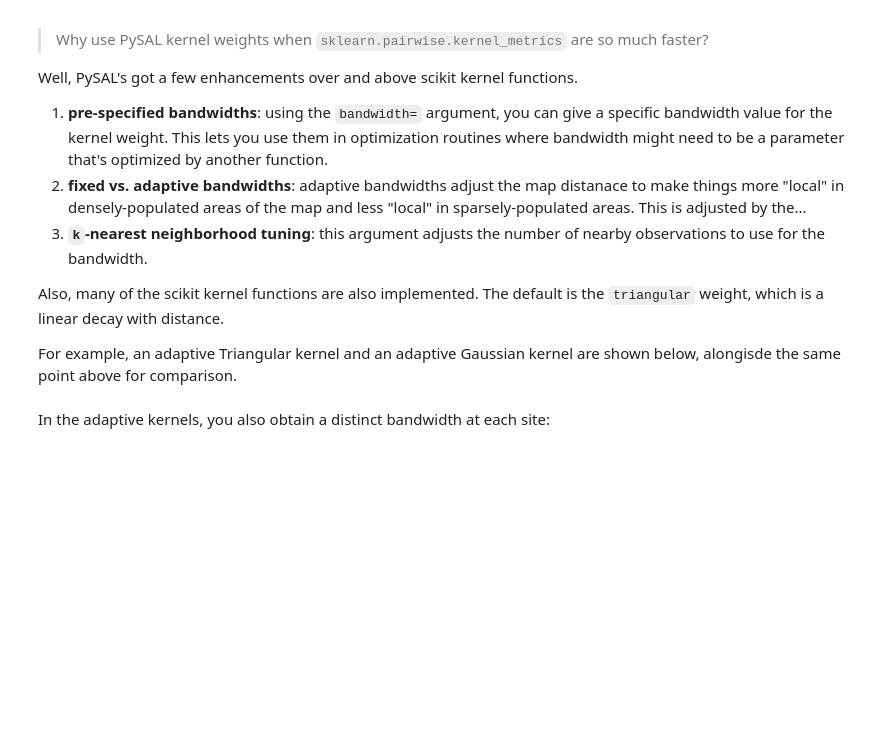
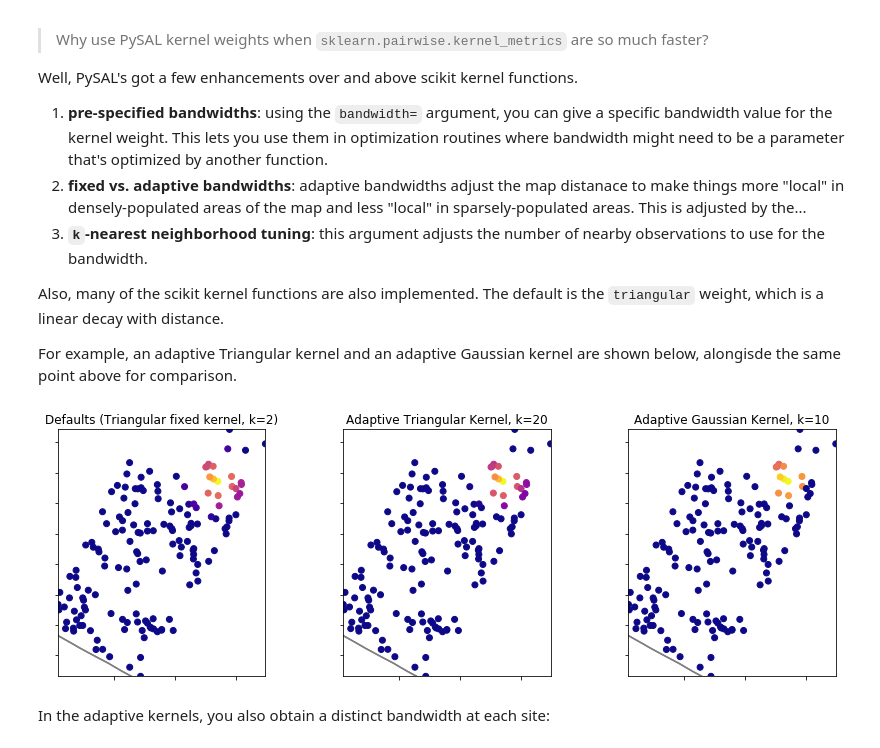
Before and after one commit to pysal/scipy2019-intermediate-gds, a Jupyter notebook: sds1-geography_as_feature-austin.ipynb, the cells around one changed output. Cells and saved outputs as stored; diff of their text form; code cells hidden in the pictures; blank space fills up the shorter version.

```diff
--- a/sds1-geography_as_feature-austin.ipynb
+++ b/sds1-geography_as_feature-austin.ipynb
@@ -674,25 +674,27 @@ Also, many of the scikit kernel functions are also implemented. The default is t
 
 For example, an adaptive Triangular kernel and an adaptive Gaussian kernel are shown below, alongisde the same point above for comparison.
 # %%
-Wkernel_adaptive = lp.weights.Kernel.from_dataframe(pkow_listings, k=200, fixed=False)
+Wkernel_adaptive = lp.weights.Kernel.from_dataframe(focal_listings, k=20, fixed=False)
 # %%
-Wkernel_adaptive_gaussian = lp.weights.Kernel.from_dataframe(pkow_listings, k=100, fixed=False, function='gaussian')
+Wkernel_adaptive_gaussian = lp.weights.Kernel.from_dataframe(focal_listings, k=10, fixed=False, function='gaussian')
 # %%
 f,ax = plt.subplots(1,3,figsize=(12,4))
-pkow_listings.assign(weights=Wkernel.sparse[0,:].toarray().flatten()).plot('weights', cmap='plasma',ax=ax[0])
-pkow_listings.assign(weights=Wkernel_adaptive.sparse[0,:].toarray().flatten()).plot('weights', cmap='plasma',ax=ax[1])
-pkow_listings.assign(weights=Wkernel_adaptive_gaussian.sparse[0,:].toarray().flatten()).plot('weights', cmap='plasma',ax=ax[2])
+focal_listings.assign(weights=Wkernel.sparse[0,:].toarray().flatten()).plot('weights', cmap='plasma',ax=ax[0])
+focal_listings.assign(weights=Wkernel_adaptive.sparse[0,:].toarray().flatten()).plot('weights', cmap='plasma',ax=ax[1])
+focal_listings.assign(weights=Wkernel_adaptive_gaussian.sparse[0,:].toarray().flatten()).plot('weights', cmap='plasma',ax=ax[2])
 for i in range(3):
     neighbourhoods.boundary.plot(color='grey', ax=ax[i])
-    neighbourhoods[neighbourhoods.neighbourhood.str.startswith('Pankow')].plot(ax=ax[i], zorder=-1, alpha=.2)
-    ax[i].axis(pkow_listings.total_bounds[np.asarray([0,2,1,3])])
+    #neighbourhoods[neighbourhoods.neighbourhood.str.startswith('Pankow')].plot(ax=ax[i], zorder=-1, alpha=.2)
+    ax[i].axis(focal_listings.total_bounds[np.asarray([0,2,1,3])])
     ax[i].set_xticklabels([])
     ax[i].set_yticklabels([])
 ax[0].set_title("Defaults (Triangular fixed kernel, k=2)")
-ax[1].set_title("Adaptive Triangular Kernel, k=200")
-ax[2].set_title("Adaptive Gaussian Kernel, k=100")
+ax[1].set_title("Adaptive Triangular Kernel, k=20")
+ax[2].set_title("Adaptive Gaussian Kernel, k=10")
 f.tight_layout()
 plt.show()
+# %% [output]
+[figure, added]
 # %% [markdown]
 In the adaptive kernels, you also obtain a distinct bandwidth at each site:
 # %%
```
Also changed, not shown: parts of 31 cells of this notebook.
